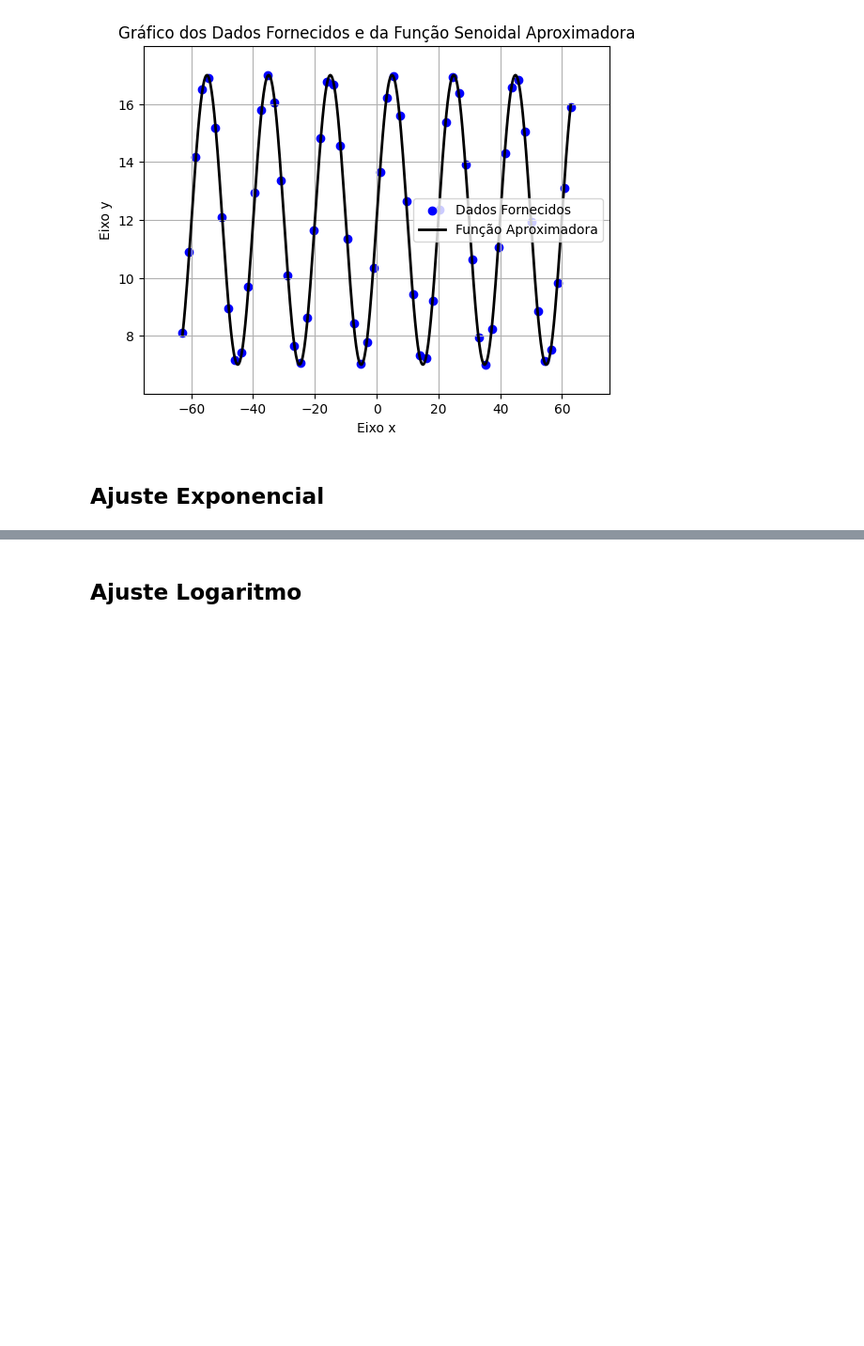
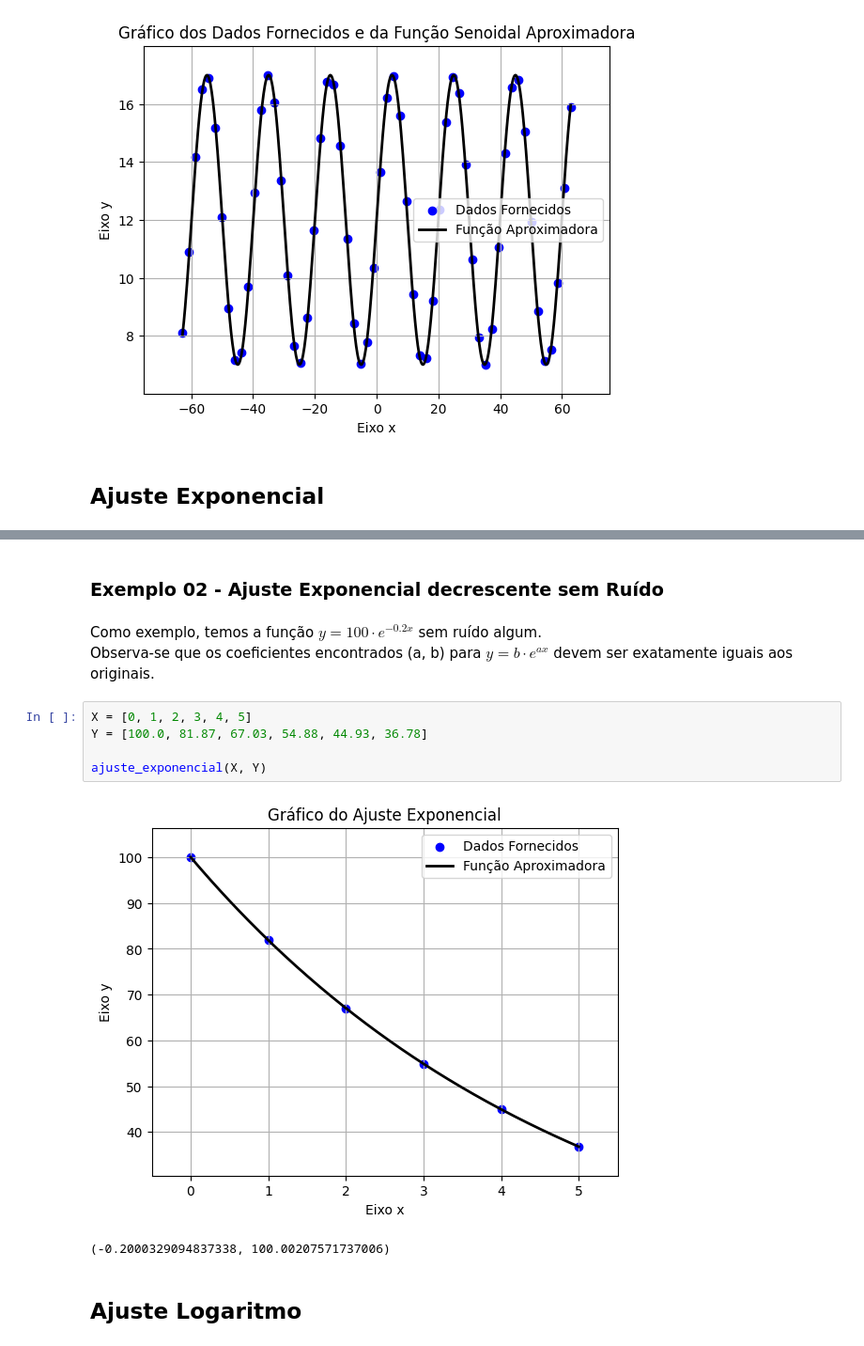
Before and after one commit to Mateus-Band/CB2325NumericaG07, a Jupyter notebook: notebooks_demos/aproximacao_demo.ipynb, the cells around one changed output, grey strips where cells are left out. Shown at 94% size. Saved outputs shown, nothing was run; the diff lists cells and outputs as text; blank space fills up the shorter version.

```diff
--- a/notebooks_demos/aproximacao_demo.ipynb
+++ b/notebooks_demos/aproximacao_demo.ipynb
@@ -177,2 +206,15 @@ ajuste_exponencial([0, 1, 2, 3, 4, 5], [1.1, 1.7, 2.9, 5.1, 8.5, 14.2])
+# %% [markdown]
+### Exemplo 02 - Ajuste Exponencial decrescente sem Ruído
+# %% [markdown]
+Como exemplo, temos a função $y = 100 \cdot e^{-0.2x}$ sem ruído algum. <br>
+Observa-se que os coeficientes encontrados (a, b) para $y = b \cdot e^{ax}$ devem ser exatamente iguais aos originais.
+# %%
+X = [0, 1, 2, 3, 4, 5]
+Y = [100.0, 81.87, 67.03, 54.88, 44.93, 36.78]
+
+ajuste_exponencial(X, Y)
+# %% [output]
+[figure, added]
+(-0.2000329094837338, 100.00207571737006)
 # %% [markdown]
 ## Ajuste Logaritmo
```
Also changed, not shown: parts of 29 cells of this notebook.
